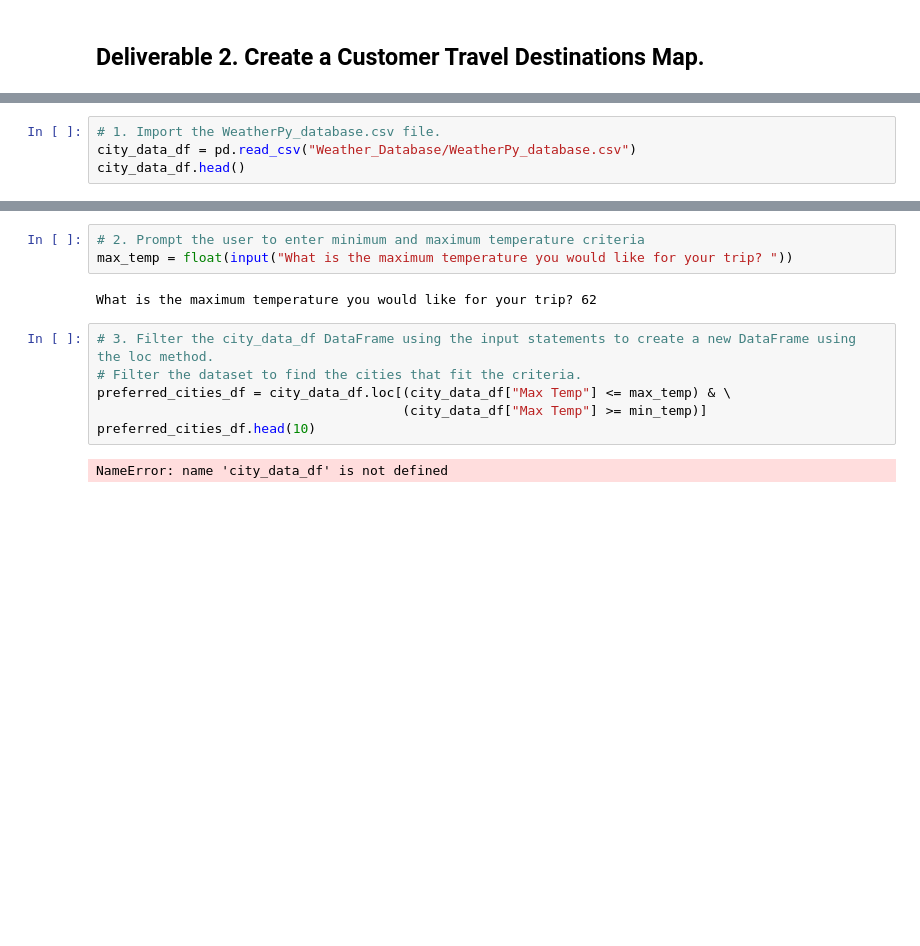
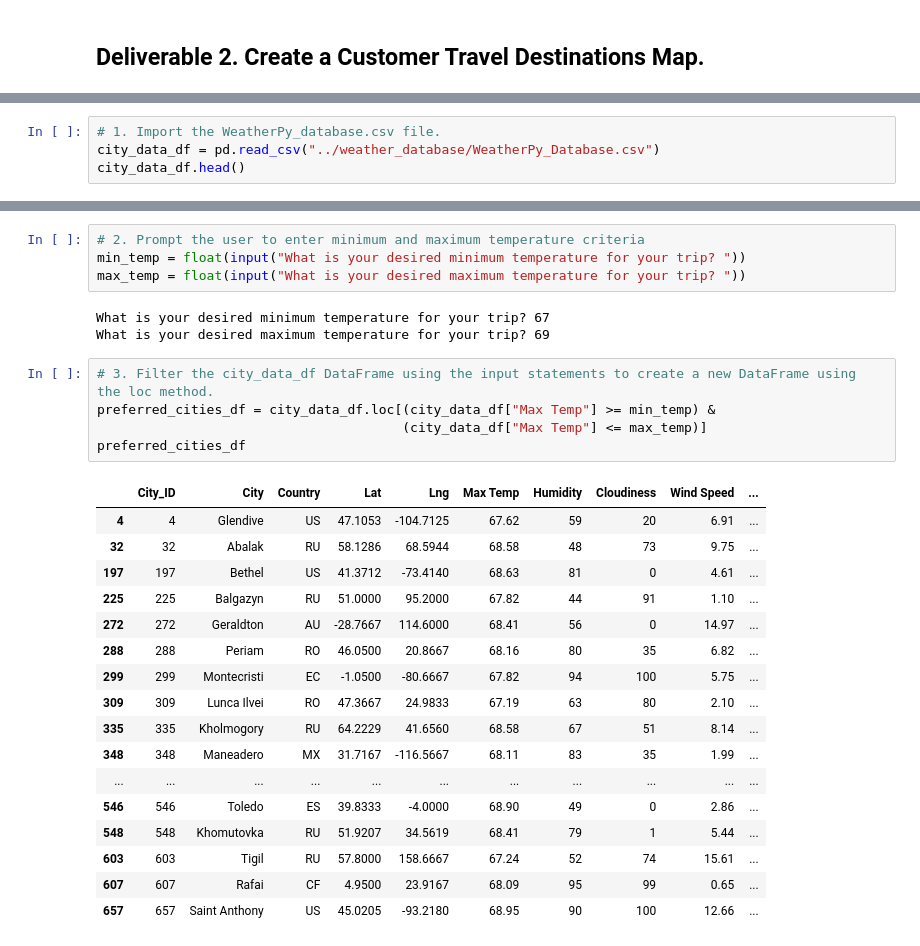
Before and after one commit to ashlemercer/World_Weather_Analysis, a Jupyter notebook: Vacation Search/Vacation_Search.ipynb, the cells around one changed output, grey strips where cells are left out. Saved outputs shown, nothing was run; the diff lists cells and outputs as text; blank space fills up the shorter version.

```diff
--- a/Vacation Search/Vacation_Search.ipynb
+++ b/Vacation Search/Vacation_Search.ipynb
@@ -17,5 +20,5 @@ ModuleNotFoundError: No module named 'gmaps'
 # %%
 # 1. Import the WeatherPy_database.csv file.
-city_data_df = pd.read_csv("Weather_Database/WeatherPy_database.csv")
+city_data_df = pd.read_csv("../weather_database/WeatherPy_Database.csv")
 city_data_df.head()
 # %% [output]
@@ -23,15 +31,32 @@ FileNotFoundError: [Errno 2] No such file or directory: 'Weather_Database/Weathe
 # %%
 # 2. Prompt the user to enter minimum and maximum temperature criteria
-max_temp = float(input("What is the maximum temperature you would like for your trip? "))
+min_temp = float(input("What is your desired minimum temperature for your trip? "))
+max_temp = float(input("What is your desired maximum temperature for your trip? "))
 # %% [output]
-What is the maximum temperature you would like for your trip? 62
+What is your desired minimum temperature for your trip? 67
+What is your desired maximum temperature for your trip? 69
 # %%
 # 3. Filter the city_data_df DataFrame using the input statements to create a new DataFrame using the loc method.
-# Filter the dataset to find the cities that fit the criteria.
-preferred_cities_df = city_data_df.loc[(city_data_df["Max Temp"] <= max_temp) & \
-                                       (city_data_df["Max Temp"] >= min_temp)]
-preferred_cities_df.head(10)
+preferred_cities_df = city_data_df.loc[(city_data_df["Max Temp"] >= min_temp) &
+                                       (city_data_df["Max Temp"] <= max_temp)]
+preferred_cities_df
 # %% [output]
-NameError: name 'city_data_df' is not defined
+|  | City_ID | City | Country | Lat | Lng | Max Temp | Humidity | Cloudiness | Wind Speed | ... |
+| 4 | 4 | Glendive | US | 47.1053 | -104.7125 | 67.62 | 59 | 20 | 6.91 | ... |
+| 32 | 32 | Abalak | RU | 58.1286 | 68.5944 | 68.58 | 48 | 73 | 9.75 | ... |
+| 197 | 197 | Bethel | US | 41.3712 | -73.4140 | 68.63 | 81 | 0 | 4.61 | ... |
+| 225 | 225 | Balgazyn | RU | 51.0000 | 95.2000 | 67.82 | 44 | 91 | 1.10 | ... |
+| 272 | 272 | Geraldton | AU | -28.7667 | 114.6000 | 68.41 | 56 | 0 | 14.97 | ... |
+| 288 | 288 | Periam | RO | 46.0500 | 20.8667 | 68.16 | 80 | 35 | 6.82 | ... |
+| 299 | 299 | Montecristi | EC | -1.0500 | -80.6667 | 67.82 | 94 | 100 | 5.75 | ... |
+| 309 | 309 | Lunca Ilvei | RO | 47.3667 | 24.9833 | 67.19 | 63 | 80 | 2.10 | ... |
+| 335 | 335 | Kholmogory | RU | 64.2229 | 41.6560 | 68.58 | 67 | 51 | 8.14 | ... |
+| 348 | 348 | Maneadero | MX | 31.7167 | -116.5667 | 68.11 | 83 | 35 | 1.99 | ... |
+| ... | ... | ... | ... | ... | ... | ... | ... | ... | ... | ... |
+| 546 | 546 | Toledo | ES | 39.8333 | -4.0000 | 68.90 | 49 | 0 | 2.86 | ... |
+| 548 | 548 | Khomutovka | RU | 51.9207 | 34.5619 | 68.41 | 79 | 1 | 5.44 | ... |
+| 603 | 603 | Tigil | RU | 57.8000 | 158.6667 | 67.24 | 52 | 74 | 15.61 | ... |
+| 607 | 607 | Rafai | CF | 4.9500 | 23.9167 | 68.09 | 95 | 99 | 0.65 | ... |
+| 657 | 657 | Saint Anthony | US | 45.0205 | -93.2180 | 68.95 | 90 | 100 | 12.66 | ... |
 # %%
 # 4a. Determine if there are any empty rows.
```
Also changed, not shown: parts of 13 cells of this notebook, 10 other files.
